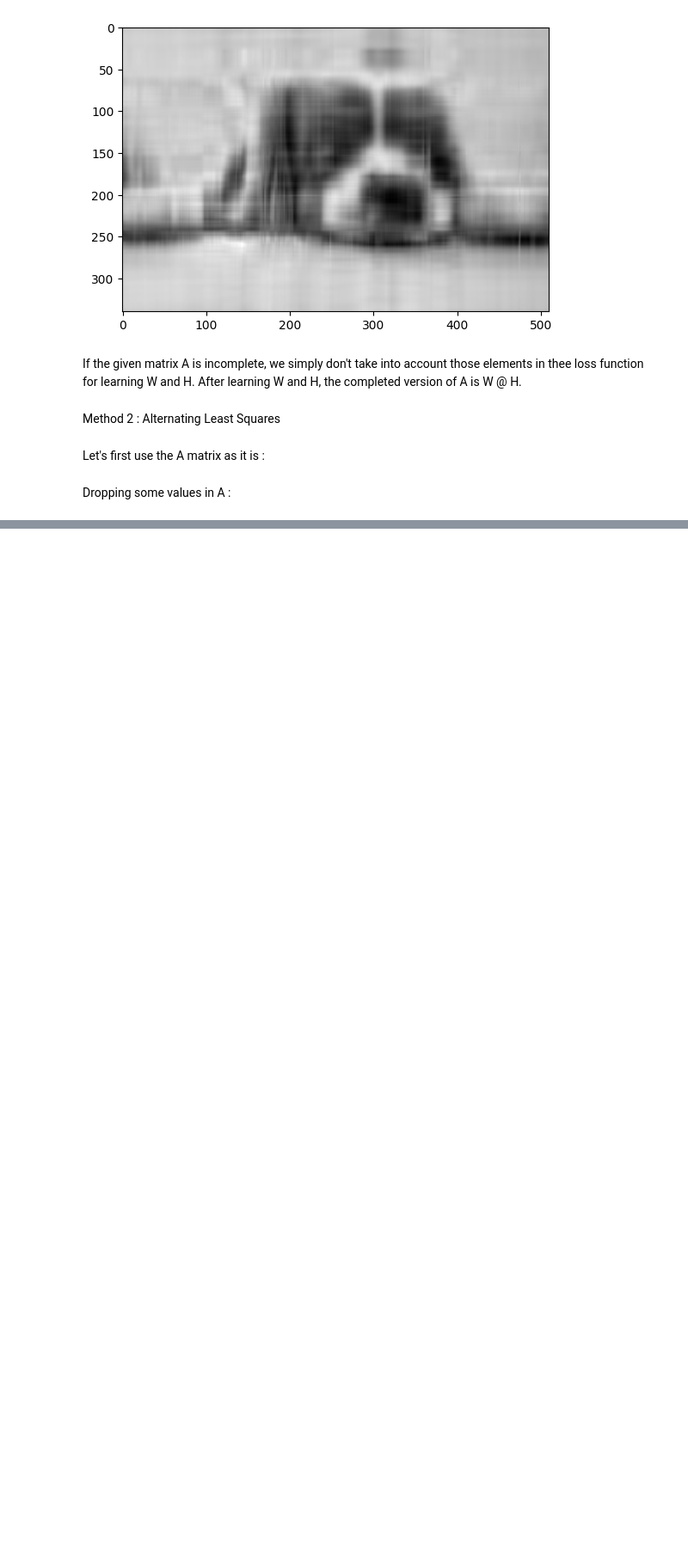
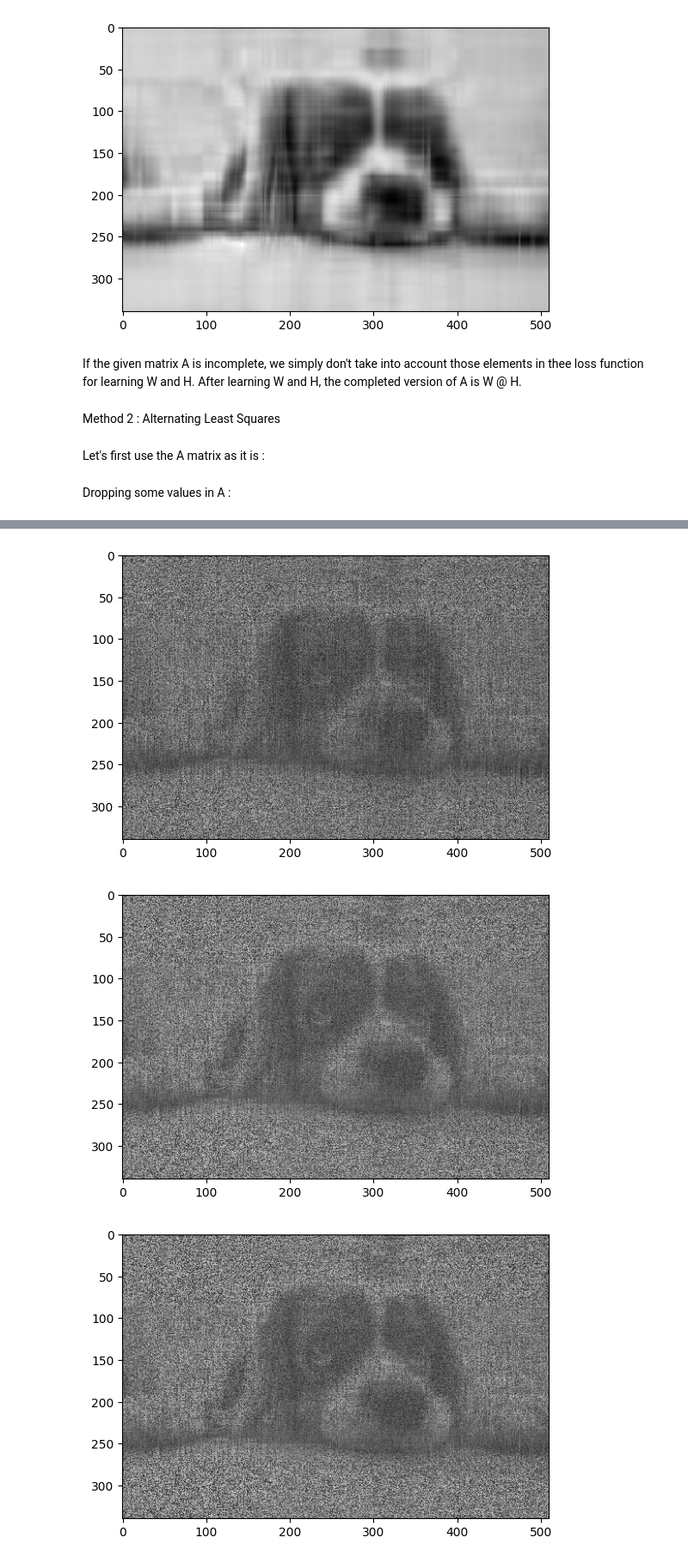
Before and after one commit to Nimitt-nim/MachineLearning, a Jupyter notebook: MatrixFactorization.ipynb, the cells around one changed output, grey strips where cells are left out. Shown at 86% size. Drawn from its saved outputs; the diff is of its cells as text; code cells hidden in the pictures; blank space fills up the shorter version.

```diff
--- a/MatrixFactorization.ipynb
+++ b/MatrixFactorization.ipynb
@@ -141,28 +141,38 @@ plt.show()
+# %%
+def plot_image(A):
+    plt.imshow(A)
+    plt.set_cmap('gray')
+    plt.show()
 # %%
 # Reconstructing
 
 # intializing W and H
 r = 100
 n = A.shape[0]
 m = A.shape[1]
 W = np.random.rand(n,r)
 H = np.random.rand(r,m)
 
 # training
 
-max_iterations = 2
+max_iterations = 3
 
 for _ in range(max_iterations):
     # learning H
     for i in range(H.shape[1]):
         keep = ~np.isnan(A_incomplete[:,i])
         M = np.linalg.inv((W.T@W))@W.T
         for i1 in range(H.shape[0]):
             H[:,i][i1] = M[i1][keep]@A_incomplete[:,i][keep]
     # learning W
     for j in range(W.shape[0]):
         keep = ~np.isnan(A_incomplete[j])
         M = (np.linalg.inv(H@H.T)@H)
         for j1 in range(W.shape[1]):
             W[j][j1] = M[j1][keep]@A_incomplete[j][keep]
+    plot_image(W@H)
 constructed_A = W@H
+# %% [output]
+[figure, added]
+[figure, added]
+[figure, added]
```
Also changed, not shown: parts of 3 cells of this notebook, 1 other file.
